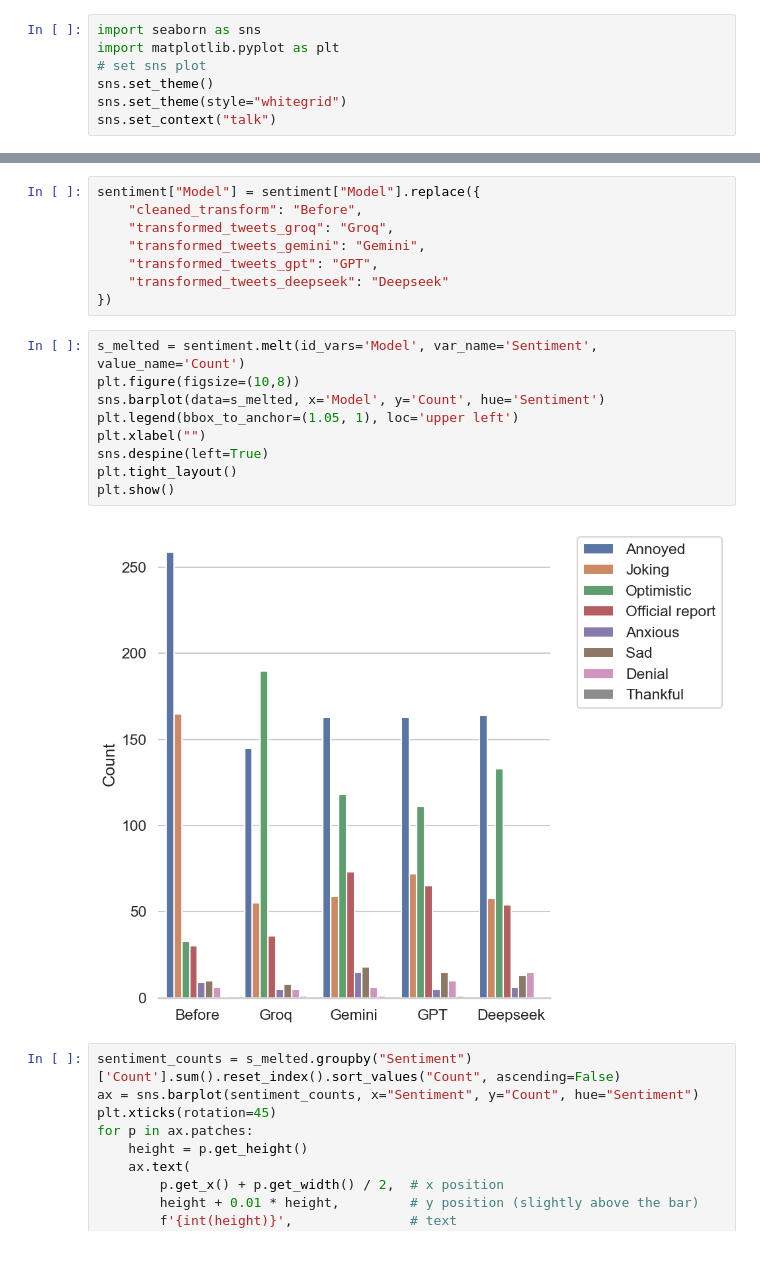
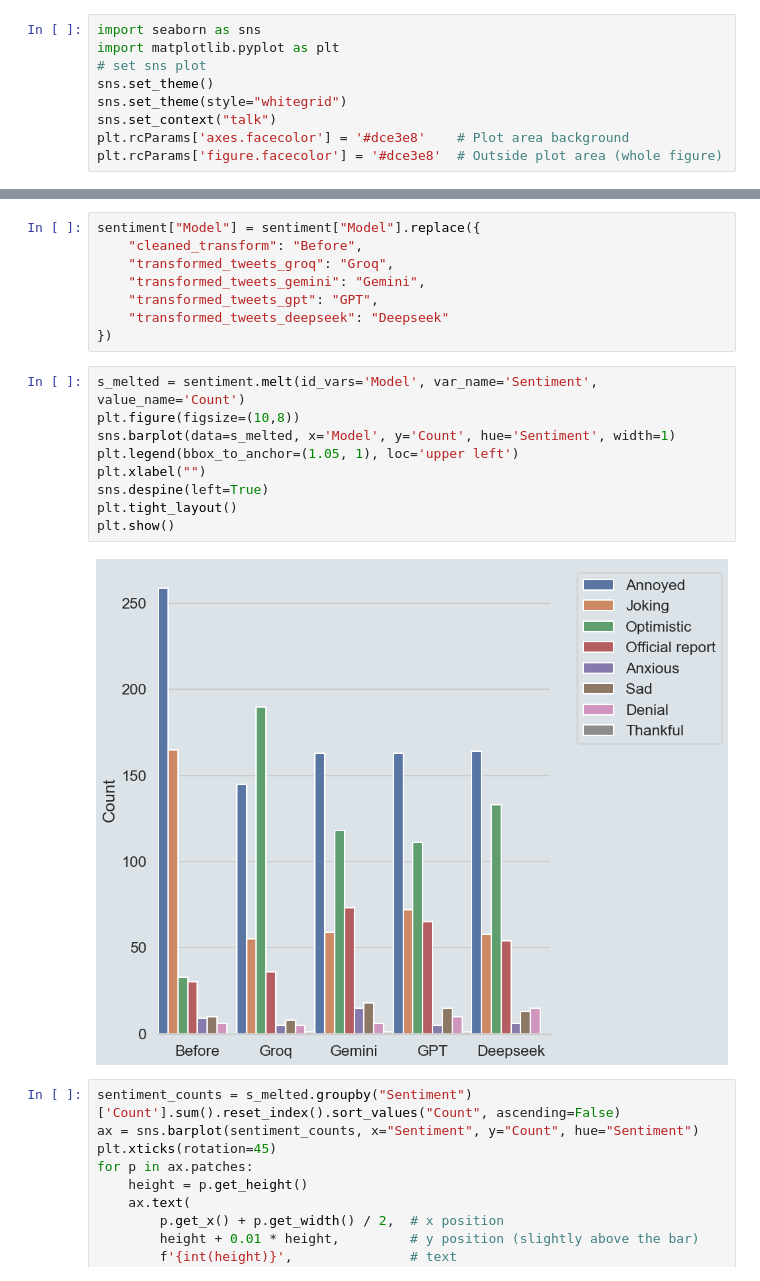
Before and after one commit to pinglainstitute/LLM-reviewtransformation, a Jupyter notebook: Notebooks/Twitter/sentiment.ipynb, the cells around one changed output, grey strips where cells are left out. Drawn from its saved outputs; the diff is of its cells as text.

```diff
--- a/Notebooks/Twitter/sentiment.ipynb
+++ b/Notebooks/Twitter/sentiment.ipynb
@@ -120,6 +120,8 @@ import matplotlib.pyplot as plt
 sns.set_theme()
 sns.set_theme(style="whitegrid")
 sns.set_context("talk")
+plt.rcParams['axes.facecolor'] = '#dce3e8'    # Plot area background
+plt.rcParams['figure.facecolor'] = '#dce3e8'  # Outside plot area (whole figure)
 # %%
 sentiment = pd.read_csv("../../Dataset/tweets/sentiment.csv")
 # %%
@@ -133,14 +135,14 @@ sentiment["Model"] = sentiment["Model"].replace({
 # %%
 s_melted = sentiment.melt(id_vars='Model', var_name='Sentiment', value_name='Count')
 plt.figure(figsize=(10,8))
-sns.barplot(data=s_melted, x='Model', y='Count', hue='Sentiment')
+sns.barplot(data=s_melted, x='Model', y='Count', hue='Sentiment', width=1)
 plt.legend(bbox_to_anchor=(1.05, 1), loc='upper left')
 plt.xlabel("")
 sns.despine(left=True)
 plt.tight_layout()
 plt.show()
 # %% [output]
-[figure, old version]
+[figure, new version]
 # %%
 sentiment_counts = s_melted.groupby("Sentiment")['Count'].sum().reset_index().sort_values("Count", ascending=False)
 ax = sns.barplot(sentiment_counts, x="Sentiment", y="Count", hue="Sentiment")
```
Also changed, not shown: parts of 3 cells of this notebook, 16 other files.
